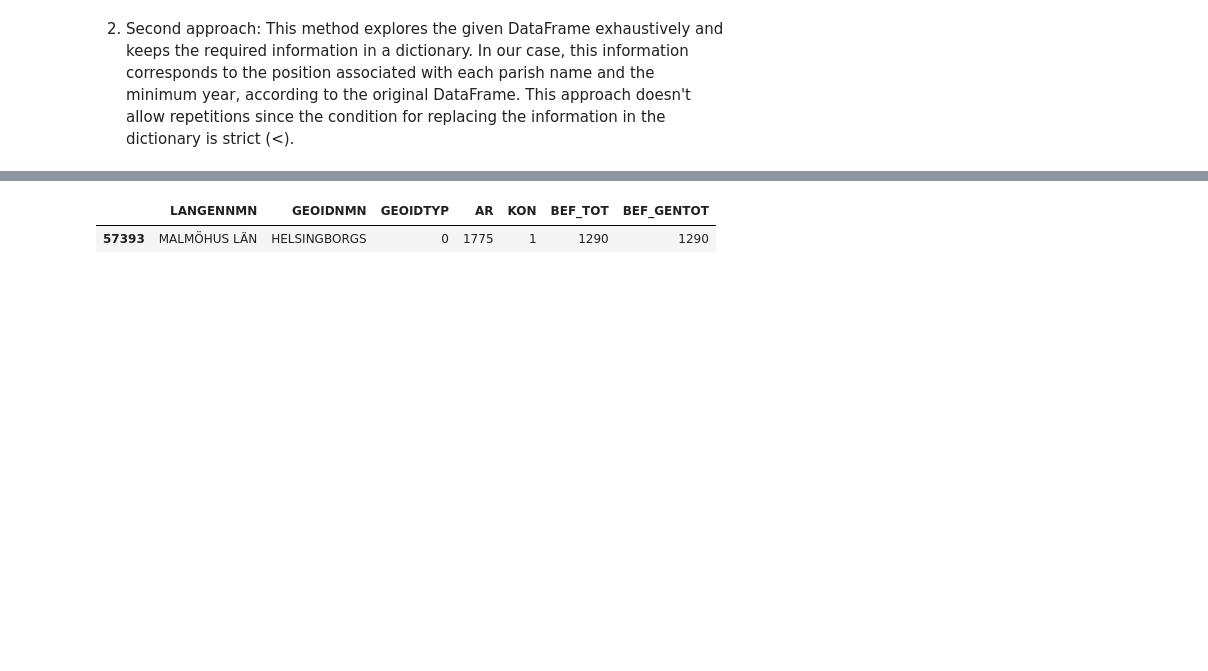
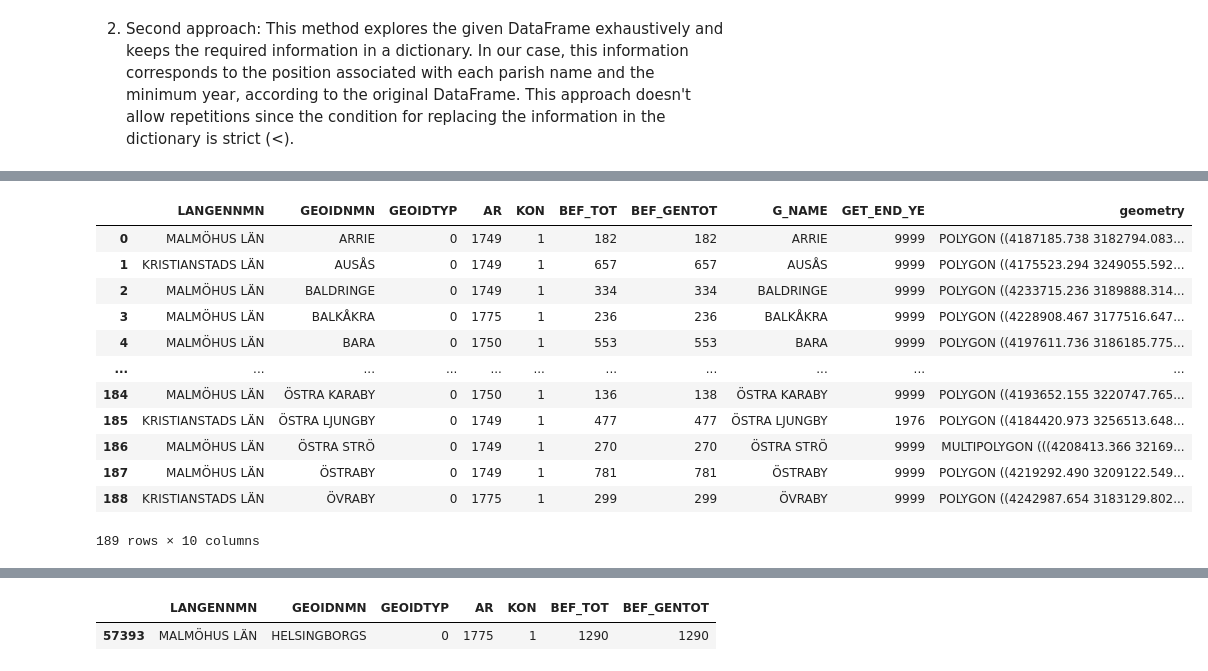
Before and after one commit to polislizarralde/PythonMathematicalModeling, a Jupyter notebook: docs/PlagueProject/databaseScania.ipynb, the cells around one changed output, grey strips where cells are left out. Cells and saved outputs as stored; diff of their text form; code cells hidden in the pictures; blank space fills up the shorter version.

```diff
--- a/docs/PlagueProject/databaseScania.ipynb
+++ b/docs/PlagueProject/databaseScania.ipynb
@@ -74,6 +87,3 @@ Defining a function for extracting the names of the parishes in the data frame
-# %%
-def get_Names(data: pd.DataFrame, heading:str) -> list:
-    return data[heading]
 # %%
 parishesScania_names = get_Names(parishesScania, 'ParishName').unique().tolist()
 len(parishesScania_names)
@@ -285,0 +336,25 @@ def check_name(data: pd.DataFrame, heading: str, name: str):
+# %%
+from thefuzz import process
+
+df1 = pd.DataFrame({'Key':['Apple', 'Banana', 'Orange', 'Strawberry']})
+df2 = pd.DataFrame({'Key':['Aple', 'Mango', 'Orag', 'Straw', 'Bannanna', 'Berry']})
+
+def fuzzy_merge(df_1, df_2, key1, key2, threshold=90, limit=2):
+    """
+    :param df_1: the left table to join
+    :param df_2: the right table to join
+    :param key1: key column of the left table
+    :param key2: key column of the right table
+    :param threshold: how close the matches should be to return a match, based on Levenshtein distance
+    :param limit: the amount of matches that will get returned, these are sorted high to low
+    :return: dataframe with boths keys and matches
+    """
+    s = df_2[key2].tolist()
+
+    m = df_1[key1].apply(lambda x: process.extract(x, s, limit=limit))
+    df_1['matches'] = m
+
+    m2 = df_1['matches'].apply(lambda x: ', '.join([i[0] for i in x if i[1] >= threshold]))
+    df_1['matches'] = m2
+
+    return df_1
@@ -285,0 +384,2 @@ def check_name(data: pd.DataFrame, heading: str, name: str):
+# %%
+df = fuzzy_merge(popSizeScania_rep, parishScaniaMap, 'GEOIDNMN', 'G_NAME', threshold=90)
@@ -285,0 +411,29 @@ def check_name(data: pd.DataFrame, heading: str, name: str):
+# %%
+def merge_df_condition(df1, df2, column_df1:str, column_df2:str, threshold):
+    df1_name = get_Names(df1, column_df1).unique().tolist()
+    df2_name = get_Names(df2, column_df2).unique().tolist()
+    for i in range(len(df1)):
+        name_df1_i = df1[column_df1].iloc[i]
+        for j in range(len(df2)):
+            name_df2_j = df2[column_df2].iloc[j]
+            if is_similar(name_df1_i, name_df2_j, threshold) is True:
+
+                df = pd.merge(df1, df2, left_on=column_df1, right_on=column_df2)
+    return df
+# %%
+
+merge_df_condition(popSizeScania_rep, parishScaniaMap, 'GEOIDNMN', 'G_NAME', 0.8)
+# %% [output]
+|  | LANGENNMN | GEOIDNMN | GEOIDTYP | AR | KON | BEF_TOT | BEF_GENTOT | G_NAME | GET_END_YE | geometry |
+| 0 | MALMÖHUS LÄN | ARRIE | 0 | 1749 | 1 | 182 | 182 | ARRIE | 9999 | POLYGON ((4187185.738 3182794.083... |
+| 1 | KRISTIANSTADS LÄN | AUSÅS | 0 | 1749 | 1 | 657 | 657 | AUSÅS | 9999 | POLYGON ((4175523.294 3249055.592... |
+| 2 | MALMÖHUS LÄN | BALDRINGE | 0 | 1749 | 1 | 334 | 334 | BALDRINGE | 9999 | POLYGON ((4233715.236 3189888.314... |
+| 3 | MALMÖHUS LÄN | BALKÅKRA | 0 | 1775 | 1 | 236 | 236 | BALKÅKRA | 9999 | POLYGON ((4228908.467 3177516.647... |
+| 4 | MALMÖHUS LÄN | BARA | 0 | 1750 | 1 | 553 | 553 | BARA | 9999 | POLYGON ((4197611.736 3186185.775... |
+| ... | ... | ... | ... | ... | ... | ... | ... | ... | ... | ... |
+| 184 | MALMÖHUS LÄN | ÖSTRA KARABY | 0 | 1750 | 1 | 136 | 138 | ÖSTRA KARABY | 9999 | POLYGON ((4193652.155 3220747.765... |
+| 185 | KRISTIANSTADS LÄN | ÖSTRA LJUNGBY | 0 | 1749 | 1 | 477 | 477 | ÖSTRA LJUNGBY | 1976 | POLYGON ((4184420.973 3256513.648... |
+| 186 | MALMÖHUS LÄN | ÖSTRA STRÖ | 0 | 1749 | 1 | 270 | 270 | ÖSTRA STRÖ | 9999 | MULTIPOLYGON (((4208413.366 32169... |
+| 187 | MALMÖHUS LÄN | ÖSTRABY | 0 | 1749 | 1 | 781 | 781 | ÖSTRABY | 9999 | POLYGON ((4219292.490 3209122.549... |
+| 188 | KRISTIANSTADS LÄN | ÖVRABY | 0 | 1775 | 1 | 299 | 299 | ÖVRABY | 9999 | POLYGON ((4242987.654 3183129.802... |
+189 rows × 10 columns
```
Also changed, not shown: parts of 54 cells of this notebook, 2 other files.
